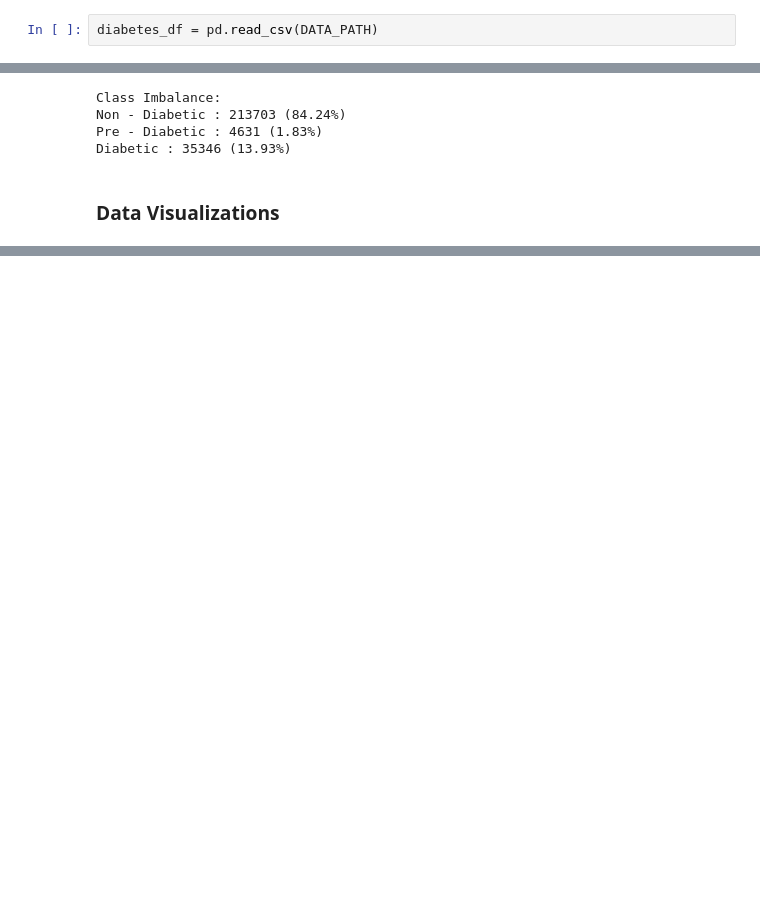
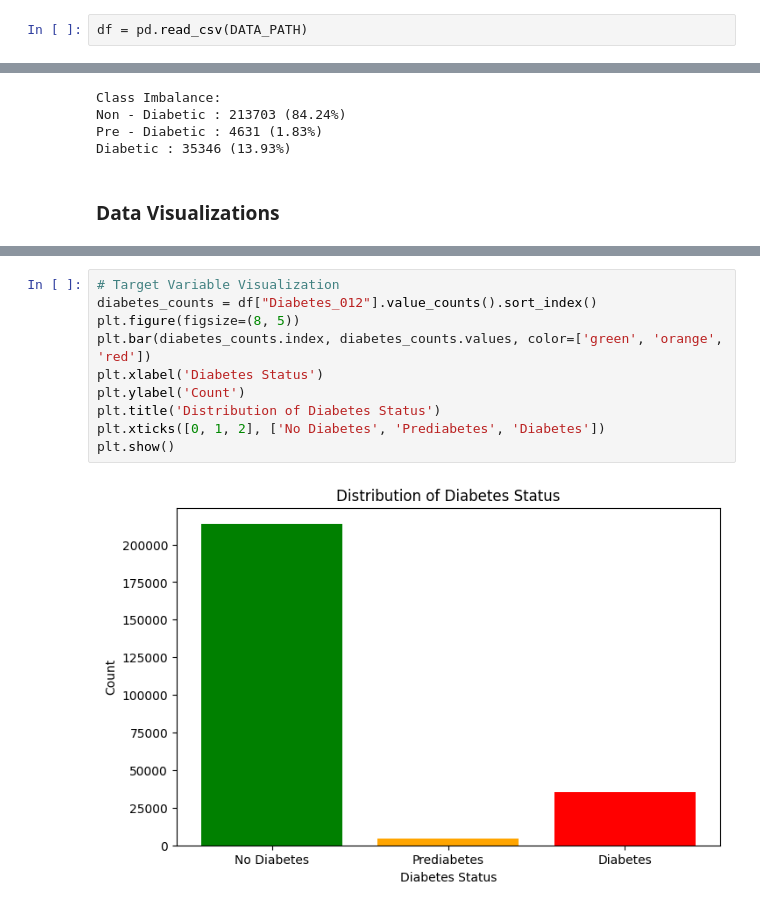
Before and after one commit to Benn800/Diabetes_Classifier, a Jupyter notebook: notebooks/01_data_understanding.ipynb, the cells around one changed output, grey strips where cells are left out. Cells and saved outputs as stored; diff of their text form; blank space fills up the shorter version.

Commit message:
Added visualization for target feature

```diff
--- a/notebooks/01_data_understanding.ipynb
+++ b/notebooks/01_data_understanding.ipynb
@@ -5,5 +6,5 @@ import matplotlib.pyplot as plt
 # %%
 DATA_PATH = Path('../')/"data"/"raw_data"/"CDC_Diabetes_Dataset.csv"
 # %%
-diabetes_df = pd.read_csv(DATA_PATH)
+df = pd.read_csv(DATA_PATH)
 # %%
@@ -226,0 +217,12 @@ diabetes_df.corr()
+# %%
+# Target Variable Visualization
+diabetes_counts = df["Diabetes_012"].value_counts().sort_index()
+plt.figure(figsize=(8, 5))
+plt.bar(diabetes_counts.index, diabetes_counts.values, color=['green', 'orange', 'red'])
+plt.xlabel('Diabetes Status')
+plt.ylabel('Count')
+plt.title('Distribution of Diabetes Status')
+plt.xticks([0, 1, 2], ['No Diabetes', 'Prediabetes', 'Diabetes'])
+plt.show()
+# %% [output]
+[figure, added]
```
Also changed, not shown: parts of 10 cells of this notebook.
